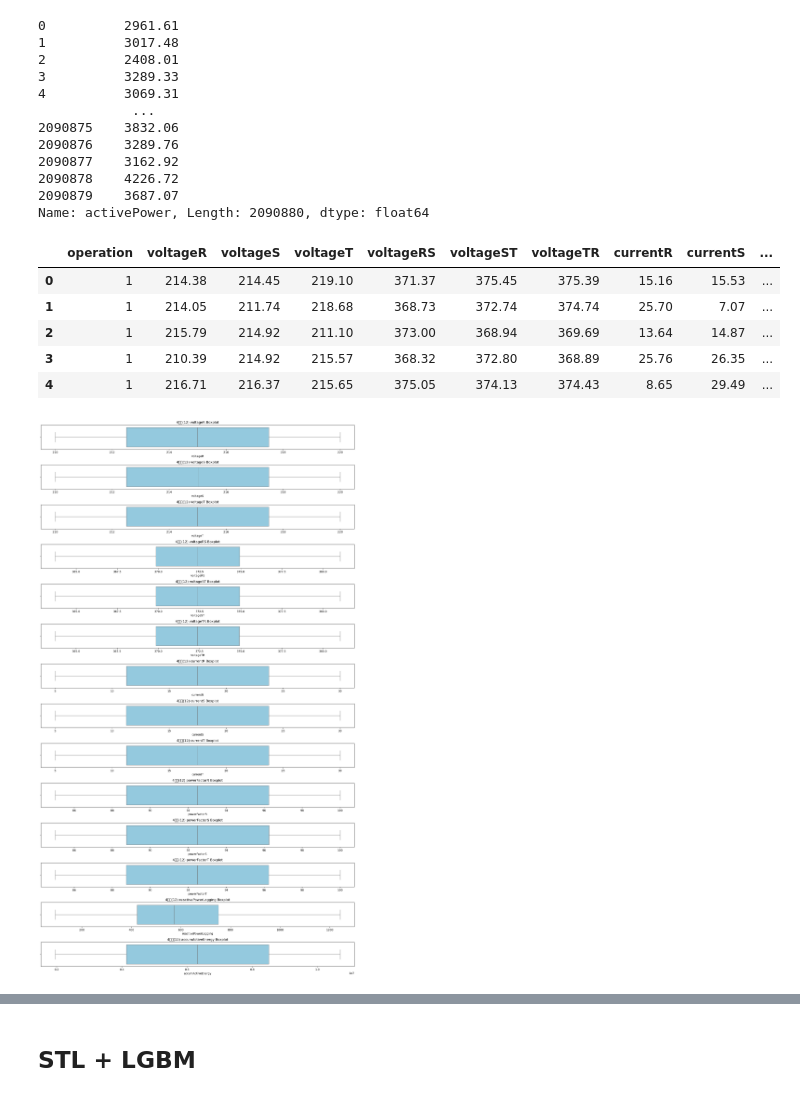
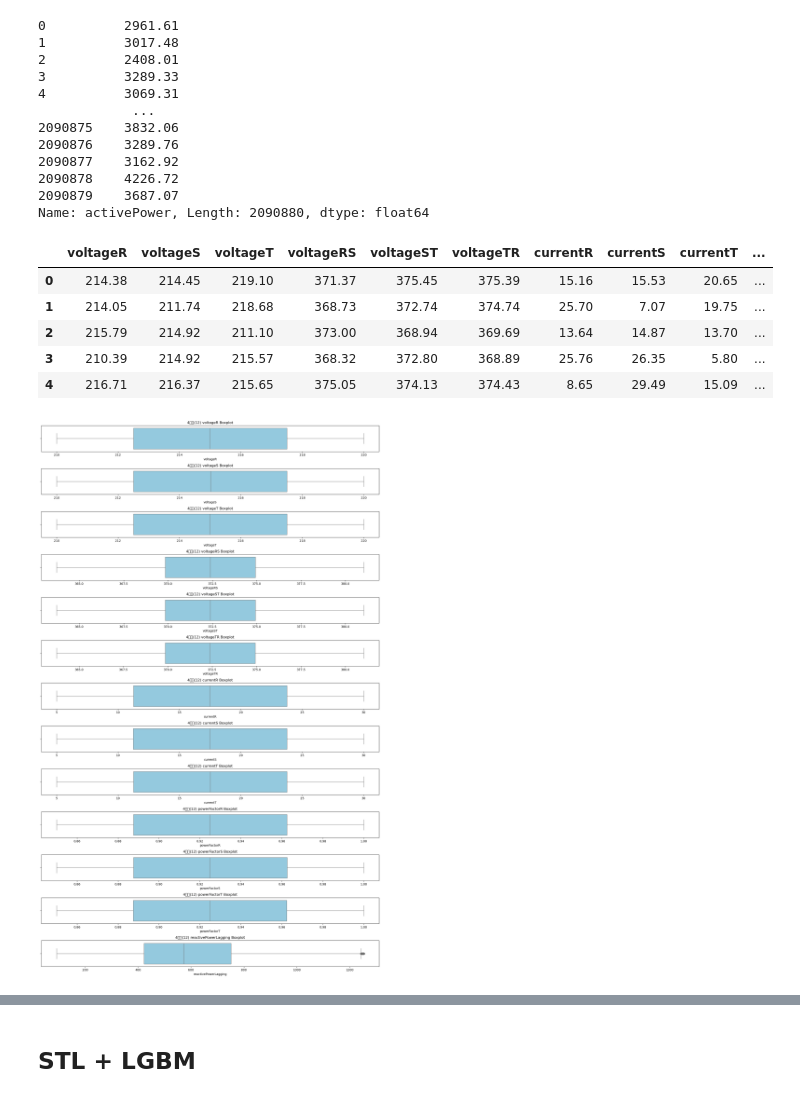
Before and after one commit to Downy-newlearner/2025_DKU_data_competition, a Jupyter notebook: power.ipynb, the cells around one changed output, grey strips where cells are left out. Saved outputs shown, nothing was run; the diff lists cells and outputs as text; code cells hidden in the pictures.

```diff
--- a/power.ipynb
+++ b/power.ipynb
@@ -56,6 +59,14 @@ test = test.drop(columns=['timestamp'])
 # %%
-train = train.drop(columns=['localtime'])
-test = test.drop(columns=['localtime'])
+train = train.drop(columns=['localtime','accumActiveEnergy','operation'])
+test = test.drop(columns=['localtime','accumActiveEnergy','operation'])
+# %%
+train['powerFactorR'] /= 100
+train['powerFactorS'] /= 100
+train['powerFactorT'] /= 100
+
+test['powerFactorR'] /= 100
+test['powerFactorS'] /= 100
+test['powerFactorT'] /= 100
 # %%
 train.head()
 # %% [output]
@@ -139,12 +150,12 @@ Name: activePower, Length: 2090880, dtype: float64
 # %%
 train_list[0].head()
 # %% [output]
-|  | operation | voltageR | voltageS | voltageT | voltageRS | voltageST | voltageTR | currentR | currentS | ... |
-| 0 | 1 | 214.38 | 214.45 | 219.10 | 371.37 | 375.45 | 375.39 | 15.16 | 15.53 | ... |
-| 1 | 1 | 214.05 | 211.74 | 218.68 | 368.73 | 372.74 | 374.74 | 25.70 | 7.07 | ... |
-| 2 | 1 | 215.79 | 214.92 | 211.10 | 373.00 | 368.94 | 369.69 | 13.64 | 14.87 | ... |
-| 3 | 1 | 210.39 | 214.92 | 215.57 | 368.32 | 372.80 | 368.89 | 25.76 | 26.35 | ... |
-| 4 | 1 | 216.71 | 216.37 | 215.65 | 375.05 | 374.13 | 374.43 | 8.65 | 29.49 | ... |
+|  | voltageR | voltageS | voltageT | voltageRS | voltageST | voltageTR | currentR | currentS | currentT | ... |
+| 0 | 214.38 | 214.45 | 219.10 | 371.37 | 375.45 | 375.39 | 15.16 | 15.53 | 20.65 | ... |
+| 1 | 214.05 | 211.74 | 218.68 | 368.73 | 372.74 | 374.74 | 25.70 | 7.07 | 19.75 | ... |
+| 2 | 215.79 | 214.92 | 211.10 | 373.00 | 368.94 | 369.69 | 13.64 | 14.87 | 13.70 | ... |
+| 3 | 210.39 | 214.92 | 215.57 | 368.32 | 372.80 | 368.89 | 25.76 | 26.35 | 5.80 | ... |
+| 4 | 216.71 | 216.37 | 215.65 | 375.05 | 374.13 | 374.43 | 8.65 | 29.49 | 15.09 | ... |
 # %%
 def replace_outliers_with_mean_all_columns(df, max_iter = 1):
     """
@@ -173,23 +184,23 @@ for df in test_list:
 # %%
 # 주요 수치형 변수 리스트
 num_cols = [
     'voltageR', 'voltageS', 'voltageT',
     'voltageRS', 'voltageST', 'voltageTR',
     'currentR', 'currentS', 'currentT',
     'powerFactorR', 'powerFactorS', 'powerFactorT',
-    'reactivePowerLagging', 'accumActiveEnergy'
+    'reactivePowerLagging'
 ]
 
 # 주요 수치형 변수별로 개별 박스플롯을 그리기
 plt.figure(figsize=(16, 2 * len(num_cols)))
 for i, col in enumerate(num_cols, 1):
     plt.subplot(len(num_cols), 1, i)
     sns.boxplot(x=train_list[0][col], color='skyblue')
     plt.title(f'4호기(12) {col} Boxplot')
     plt.tight_layout()
 plt.show()
 # %% [output]
-[figure, old version]
+[figure, new version]
 # %%
 # 전체체 주요 변수 간 상관관계 분석 및 시각화
 corr = train_list[0][num_cols].corr()
```
Also changed, not shown: parts of 21 cells of this notebook.
